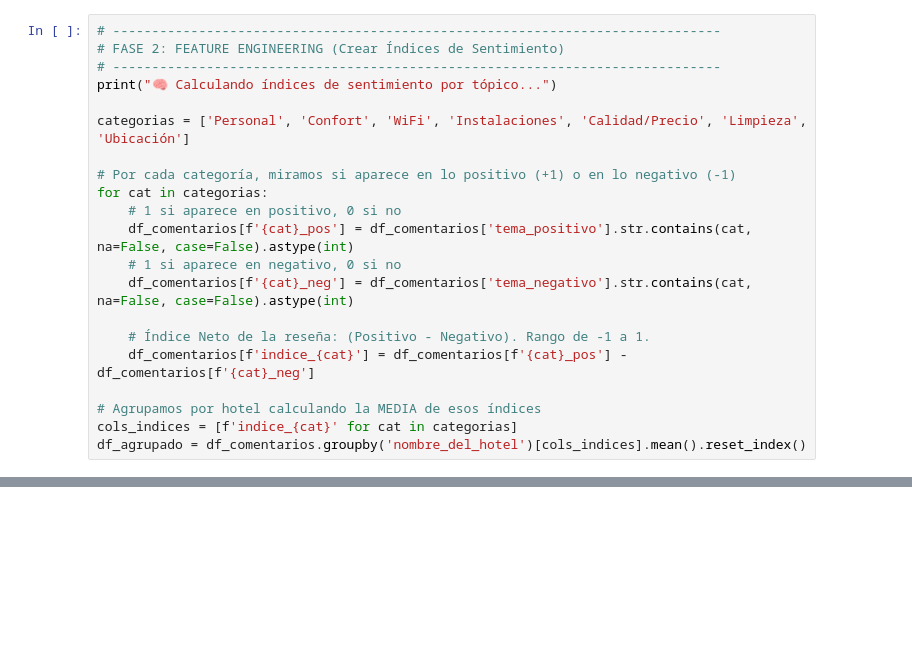
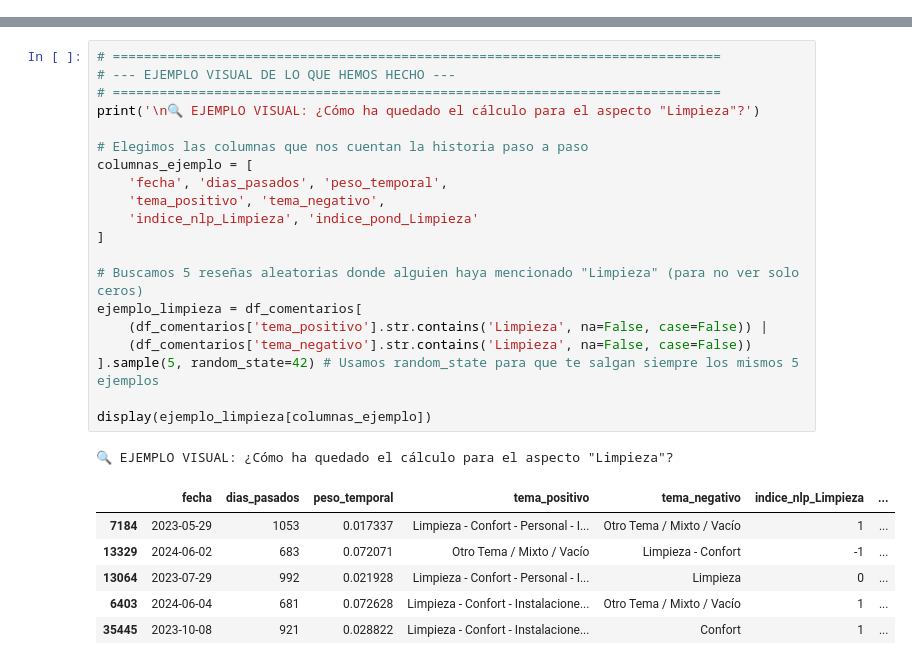
Before and after one commit to amalo8/ProyectoNLP, a Jupyter notebook: objetivo2.ipynb, the cells around one changed output, grey strips where cells are left out. Cells and saved outputs as stored; diff of their text form; blank space fills up the shorter version.

```diff
--- a/objetivo2.ipynb
+++ b/objetivo2.ipynb
@@ -67,21 +0,0 @@ df_comentarios = pd.read_csv('df_comentarios_final_topics.csv')
-# %%
-# ------------------------------------------------------------------------------
-# FASE 2: FEATURE ENGINEERING (Crear Índices de Sentimiento)
-# ------------------------------------------------------------------------------
-print("🧠 Calculando índices de sentimiento por tópico...")
-
-categorias = ['Personal', 'Confort', 'WiFi', 'Instalaciones', 'Calidad/Precio', 'Limpieza', 'Ubicación']
-
-# Por cada categoría, miramos si aparece en lo positivo (+1) o en lo negativo (-1)
-for cat in categorias:
-    # 1 si aparece en positivo, 0 si no
-    df_comentarios[f'{cat}_pos'] = df_comentarios['tema_positivo'].str.contains(cat, na=False, case=False).astype(int)
-    # 1 si aparece en negativo, 0 si no
-    df_comentarios[f'{cat}_neg'] = df_comentarios['tema_negativo'].str.contains(cat, na=False, case=False).astype(int)
-
-    # Índice Neto de la reseña: (Positivo - Negativo). Rango de -1 a 1.
-    df_comentarios[f'indice_{cat}'] = df_comentarios[f'{cat}_pos'] - df_comentarios[f'{cat}_neg']
-
-# Agrupamos por hotel calculando la MEDIA de esos índices
-cols_indices = [f'indice_{cat}' for cat in categorias]
-df_agrupado = df_comentarios.groupby('nombre_del_hotel')[cols_indices].mean().reset_index()
@@ -316,0 +103,28 @@ display(df_corr)
+# %%
+# ==============================================================================
+# --- EJEMPLO VISUAL DE LO QUE HEMOS HECHO ---
+# ==============================================================================
+print('\n🔍 EJEMPLO VISUAL: ¿Cómo ha quedado el cálculo para el aspecto "Limpieza"?')
+
+# Elegimos las columnas que nos cuentan la historia paso a paso
+columnas_ejemplo = [
+    'fecha', 'dias_pasados', 'peso_temporal',
+    'tema_positivo', 'tema_negativo',
+    'indice_nlp_Limpieza', 'indice_pond_Limpieza'
+]
+
+# Buscamos 5 reseñas aleatorias donde alguien haya mencionado "Limpieza" (para no ver solo ceros)
+ejemplo_limpieza = df_comentarios[
+    (df_comentarios['tema_positivo'].str.contains('Limpieza', na=False, case=False)) |
+    (df_comentarios['tema_negativo'].str.contains('Limpieza', na=False, case=False))
+].sample(5, random_state=42) # Usamos random_state para que te salgan siempre los mismos 5 ejemplos
+
+display(ejemplo_limpieza[columnas_ejemplo])
+# %% [output]
+🔍 EJEMPLO VISUAL: ¿Cómo ha quedado el cálculo para el aspecto "Limpieza"?
+|  | fecha | dias_pasados | peso_temporal | tema_positivo | tema_negativo | indice_nlp_Limpieza | ... |
+| 7184 | 2023-05-29 | 1053 | 0.017337 | Limpieza - Confort - Personal - I... | Otro Tema / Mixto / Vacío | 1 | ... |
+| 13329 | 2024-06-02 | 683 | 0.072071 | Otro Tema / Mixto / Vacío | Limpieza - Confort | -1 | ... |
+| 13064 | 2023-07-29 | 992 | 0.021928 | Limpieza - Confort - Personal - I... | Limpieza | 0 | ... |
+| 6403 | 2024-06-04 | 681 | 0.072628 | Limpieza - Confort - Instalacione... | Otro Tema / Mixto / Vacío | 1 | ... |
+| 35445 | 2023-10-08 | 921 | 0.028822 | Limpieza - Confort - Instalacione... | Confort | 1 | ... |
```
Also changed, not shown: parts of 18 cells of this notebook.
